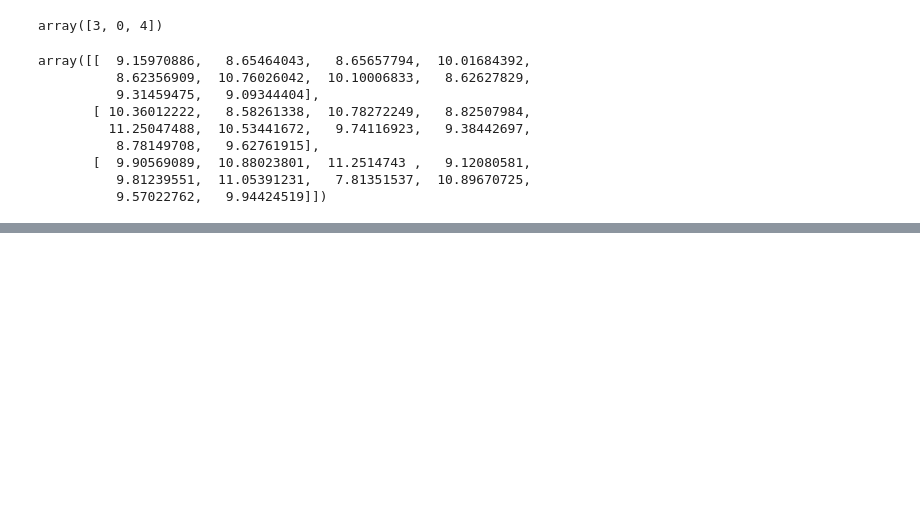
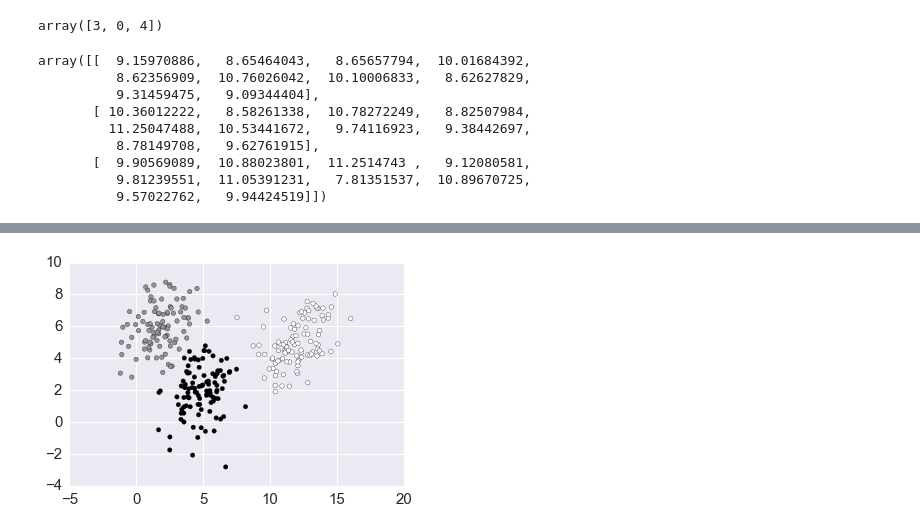
Before and after one commit to Mengrun/Sta_663_Statistical_Computation_Final_Project, a Jupyter notebook: Progress_Report_1.ipynb, the cells around one changed output, grey strips where cells are left out. Saved outputs shown, nothing was run; the diff lists cells and outputs as text; code cells hidden in the pictures; blank space fills up the shorter version.

```diff
--- a/Progress_Report_1.ipynb
+++ b/Progress_Report_1.ipynb
@@ -241,0 +296,4 @@ array([[  9.15970886,   8.65464043,   8.65657794,  10.01684392,
+# %%
+plt.scatter(data[:,0], data[:,1], c=y_pred_kmeans_plus);
+# %% [output]
+[figure, added]
```
Also changed, not shown: parts of 15 cells of this notebook.
